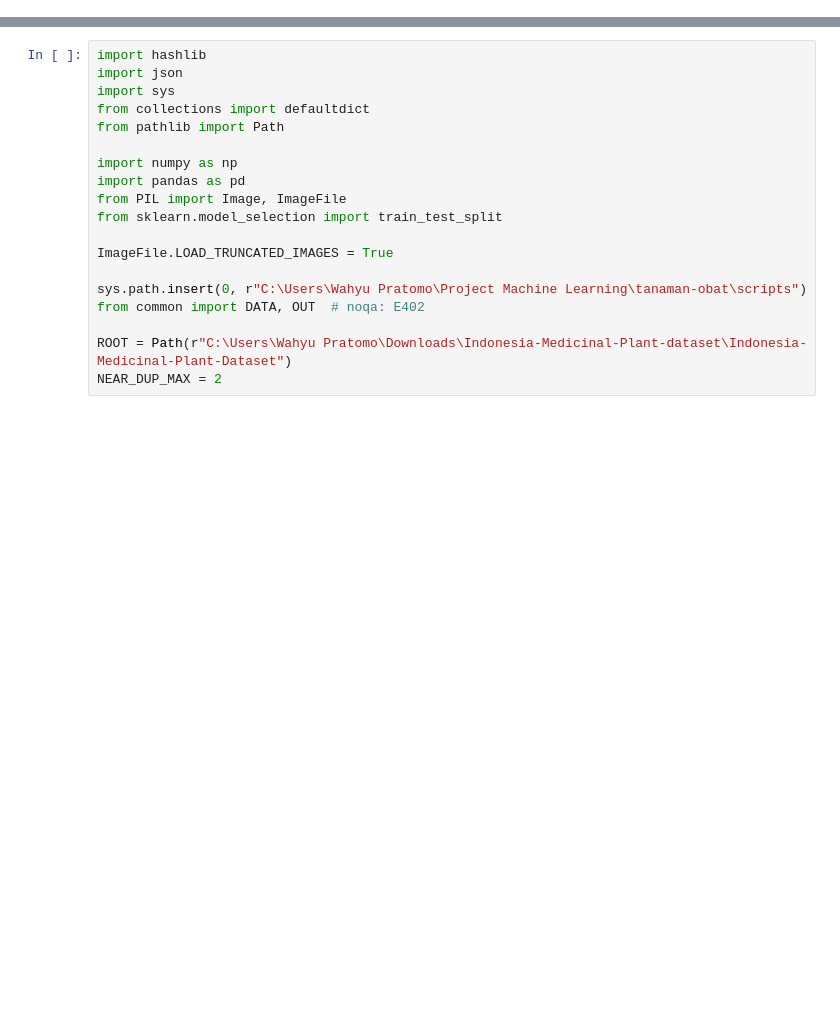
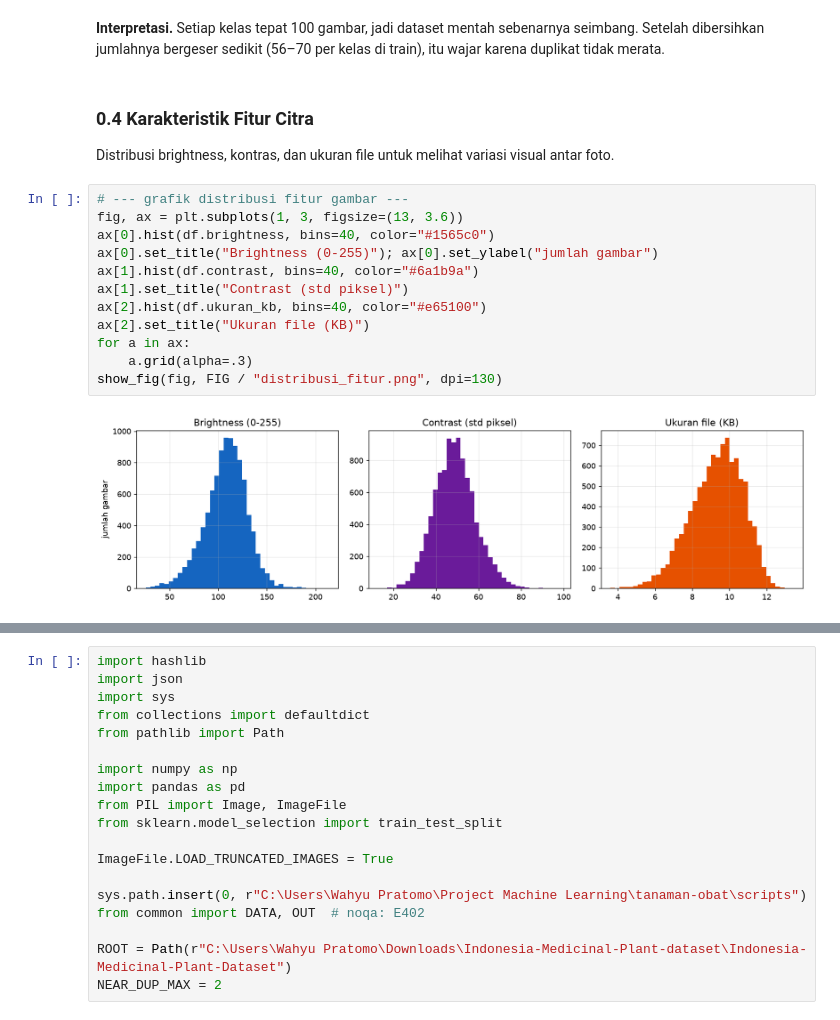
Before and after one commit to mirzayanuardi/ML2026_B_Kelompok4_HerbaNusa, a Jupyter notebook: tanaman-obat/output/FloraSurvival_ML.ipynb, the cells around one changed output, grey strips where cells are left out. Cells and saved outputs as stored; diff of their text form; blank space fills up the shorter version.

```diff
--- a/tanaman-obat/output/FloraSurvival_ML.ipynb
+++ b/tanaman-obat/output/FloraSurvival_ML.ipynb
@@ -47,0 +216,20 @@ berasal dari run nyata, bukan contoh.
+# %% [markdown]
+**Interpretasi.** Setiap kelas tepat 100 gambar, jadi dataset mentah sebenarnya seimbang. Setelah dibersihkan jumlahnya bergeser sedikit (56–70 per kelas di train), itu wajar karena duplikat tidak merata.
+# %% [markdown]
+### 0.4 Karakteristik Fitur Citra
+
+Distribusi brightness, kontras, dan ukuran file untuk melihat variasi visual antar foto.
+# %%
+# --- grafik distribusi fitur gambar ---
+fig, ax = plt.subplots(1, 3, figsize=(13, 3.6))
+ax[0].hist(df.brightness, bins=40, color="#1565c0")
+ax[0].set_title("Brightness (0-255)"); ax[0].set_ylabel("jumlah gambar")
+ax[1].hist(df.contrast, bins=40, color="#6a1b9a")
+ax[1].set_title("Contrast (std piksel)")
+ax[2].hist(df.ukuran_kb, bins=40, color="#e65100")
+ax[2].set_title("Ukuran file (KB)")
+for a in ax:
+    a.grid(alpha=.3)
+show_fig(fig, FIG / "distribusi_fitur.png", dpi=130)
+# %% [output]
+[figure, added]
```
Also changed, not shown: parts of 137 cells of this notebook, 36 other files.
